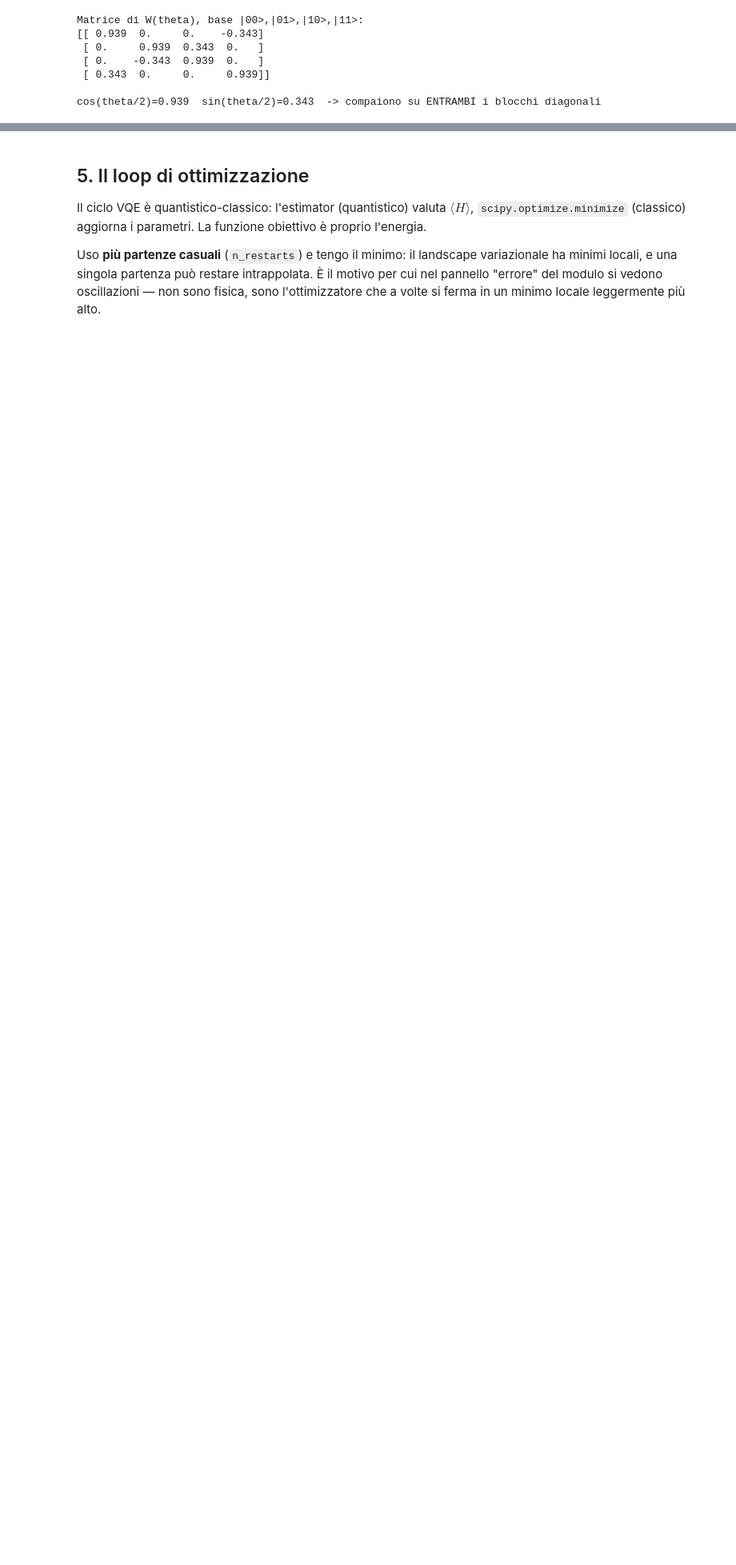
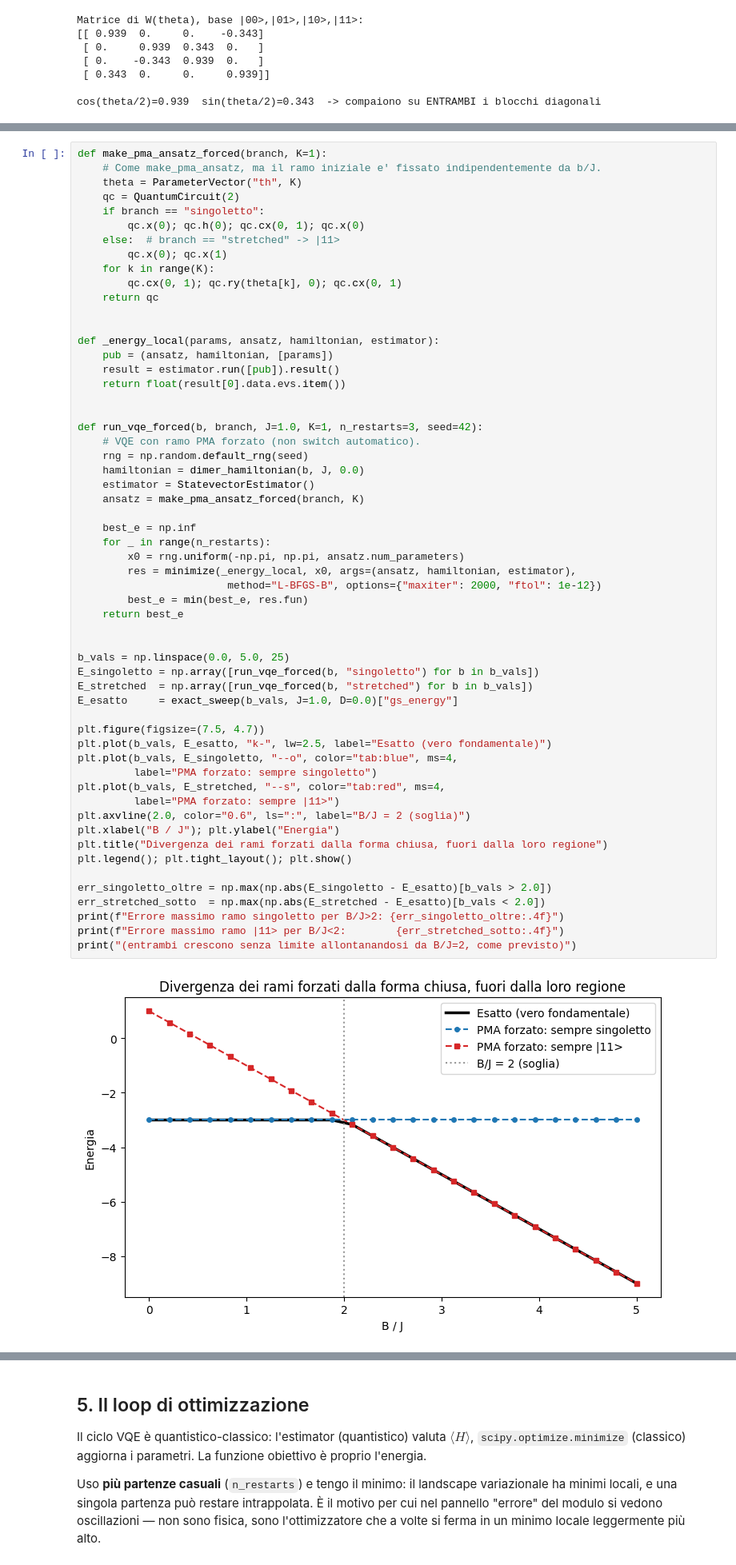
Before and after one commit to samslaves/tesi, a Jupyter notebook: 03_dimero_N2/vqe/vqe_dimer_spiegato.ipynb, the cells around one changed output, grey strips where cells are left out. Shown at 80% size. Drawn from its saved outputs; the diff is of its cells as text; blank space fills up the shorter version.

Commit message:
vqe trimero avanzamento e vqe dimero modica

```diff
--- a/03_dimero_N2/vqe/vqe_dimer_spiegato.ipynb
+++ b/03_dimero_N2/vqe/vqe_dimer_spiegato.ipynb
@@ -304,0 +329,59 @@ di implementazione diverse dello stesso principio fisico.
+# %%
+def make_pma_ansatz_forced(branch, K=1):
+    # Come make_pma_ansatz, ma il ramo iniziale e' fissato indipendentemente da b/J.
+    theta = ParameterVector("th", K)
+    qc = QuantumCircuit(2)
+    if branch == "singoletto":
+        qc.x(0); qc.h(0); qc.cx(0, 1); qc.x(0)
+    else:  # branch == "stretched" -> |11>
+        qc.x(0); qc.x(1)
+    for k in range(K):
+        qc.cx(0, 1); qc.ry(theta[k], 0); qc.cx(0, 1)
+    return qc
+
+
+def _energy_local(params, ansatz, hamiltonian, estimator):
+    pub = (ansatz, hamiltonian, [params])
+    result = estimator.run([pub]).result()
+    return float(result[0].data.evs.item())
+
+
+def run_vqe_forced(b, branch, J=1.0, K=1, n_restarts=3, seed=42):
+    # VQE con ramo PMA forzato (non switch automatico).
+    rng = np.random.default_rng(seed)
+    hamiltonian = dimer_hamiltonian(b, J, 0.0)
+    estimator = StatevectorEstimator()
+    ansatz = make_pma_ansatz_forced(branch, K)
+
+    best_e = np.inf
+    for _ in range(n_restarts):
+        x0 = rng.uniform(-np.pi, np.pi, ansatz.num_parameters)
+        res = minimize(_energy_local, x0, args=(ansatz, hamiltonian, estimator),
+                        method="L-BFGS-B", options={"maxiter": 2000, "ftol": 1e-12})
+        best_e = min(best_e, res.fun)
+    return best_e
+
+
+b_vals = np.linspace(0.0, 5.0, 25)
+E_singoletto = np.array([run_vqe_forced(b, "singoletto") for b in b_vals])
+E_stretched  = np.array([run_vqe_forced(b, "stretched") for b in b_vals])
+E_esatto     = exact_sweep(b_vals, J=1.0, D=0.0)["gs_energy"]
+
+plt.figure(figsize=(7.5, 4.7))
+plt.plot(b_vals, E_esatto, "k-", lw=2.5, label="Esatto (vero fondamentale)")
+plt.plot(b_vals, E_singoletto, "--o", color="tab:blue", ms=4,
+         label="PMA forzato: sempre singoletto")
+plt.plot(b_vals, E_stretched, "--s", color="tab:red", ms=4,
+         label="PMA forzato: sempre |11>")
+plt.axvline(2.0, color="0.6", ls=":", label="B/J = 2 (soglia)")
+plt.xlabel("B / J"); plt.ylabel("Energia")
+plt.title("Divergenza dei rami forzati dalla forma chiusa, fuori dalla loro regione")
+plt.legend(); plt.tight_layout(); plt.show()
+
+err_singoletto_oltre = np.max(np.abs(E_singoletto - E_esatto)[b_vals > 2.0])
+err_stretched_sotto  = np.max(np.abs(E_stretched - E_esatto)[b_vals < 2.0])
+print(f"Errore massimo ramo singoletto per B/J>2: {err_singoletto_oltre:.4f}")
+print(f"Errore massimo ramo |11> per B/J<2:        {err_stretched_sotto:.4f}")
+print("(entrambi crescono senza limite allontanandosi da B/J=2, come previsto)")
+# %% [output]
+[figure, added]
```
Also changed, not shown: parts of 5 cells of this notebook, 20 other files.
